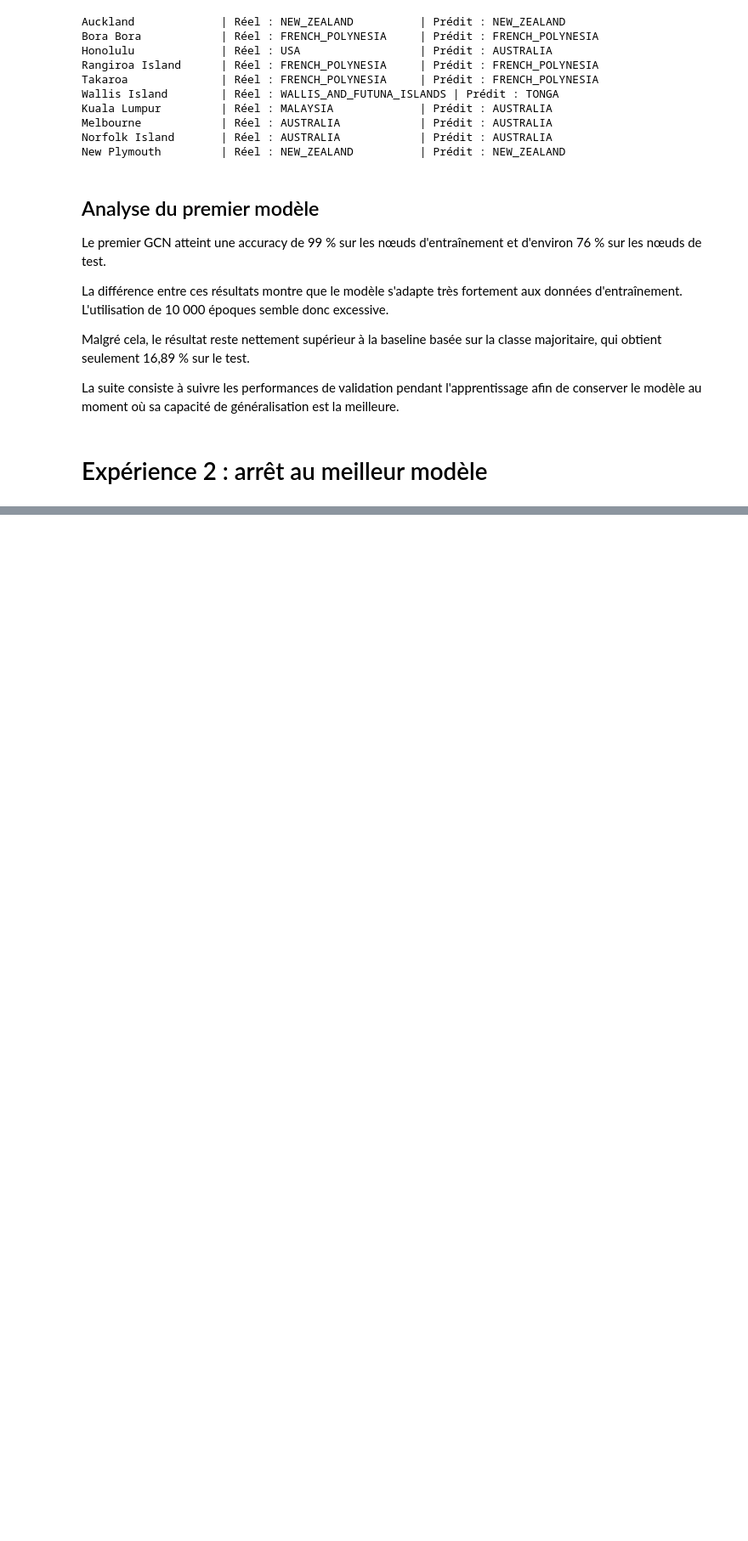
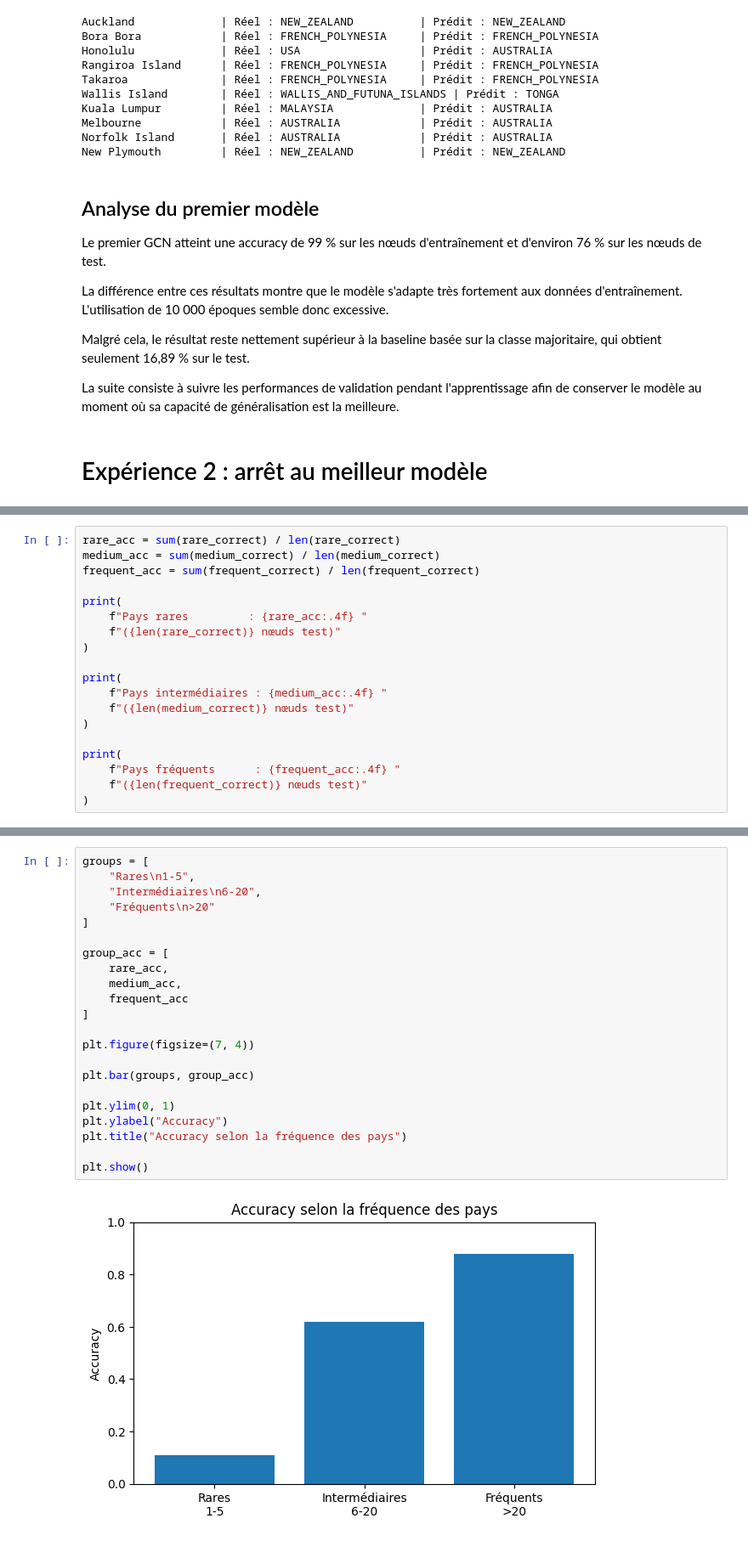
Before and after one commit to segmentSK9/Projet-GNN-, a Jupyter notebook: PROJET_GNN.ipynb, the cells around one changed output, grey strips where cells are left out. Shown at 85% size. Cells and saved outputs as stored; diff of their text form; blank space fills up the shorter version.

```diff
--- a/PROJET_GNN.ipynb
+++ b/PROJET_GNN.ipynb
@@ -777,0 +1290,19 @@ La suite consiste à suivre les performances de validation pendant l'apprentissa
+# %%
+rare_acc = sum(rare_correct) / len(rare_correct)
+medium_acc = sum(medium_correct) / len(medium_correct)
+frequent_acc = sum(frequent_correct) / len(frequent_correct)
+
+print(
+    f"Pays rares         : {rare_acc:.4f} "
+    f"({len(rare_correct)} nœuds test)"
+)
+
+print(
+    f"Pays intermédiaires : {medium_acc:.4f} "
+    f"({len(medium_correct)} nœuds test)"
+)
+
+print(
+    f"Pays fréquents      : {frequent_acc:.4f} "
+    f"({len(frequent_correct)} nœuds test)"
+)
@@ -777,0 +1321,24 @@ La suite consiste à suivre les performances de validation pendant l'apprentissa
+# %%
+groups = [
+    "Rares\n1-5",
+    "Intermédiaires\n6-20",
+    "Fréquents\n>20"
+]
+
+group_acc = [
+    rare_acc,
+    medium_acc,
+    frequent_acc
+]
+
+plt.figure(figsize=(7, 4))
+
+plt.bar(groups, group_acc)
+
+plt.ylim(0, 1)
+plt.ylabel("Accuracy")
+plt.title("Accuracy selon la fréquence des pays")
+
+plt.show()
+# %% [output]
+[figure, added]
```
Also changed, not shown: parts of 43 cells of this notebook.
